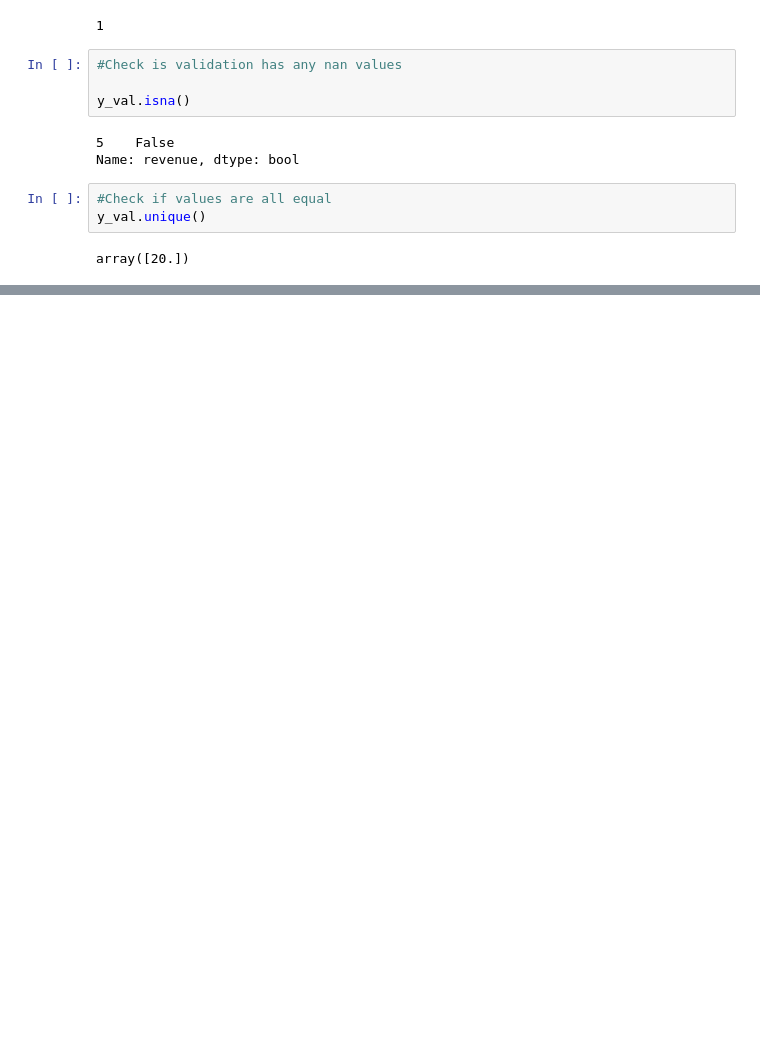
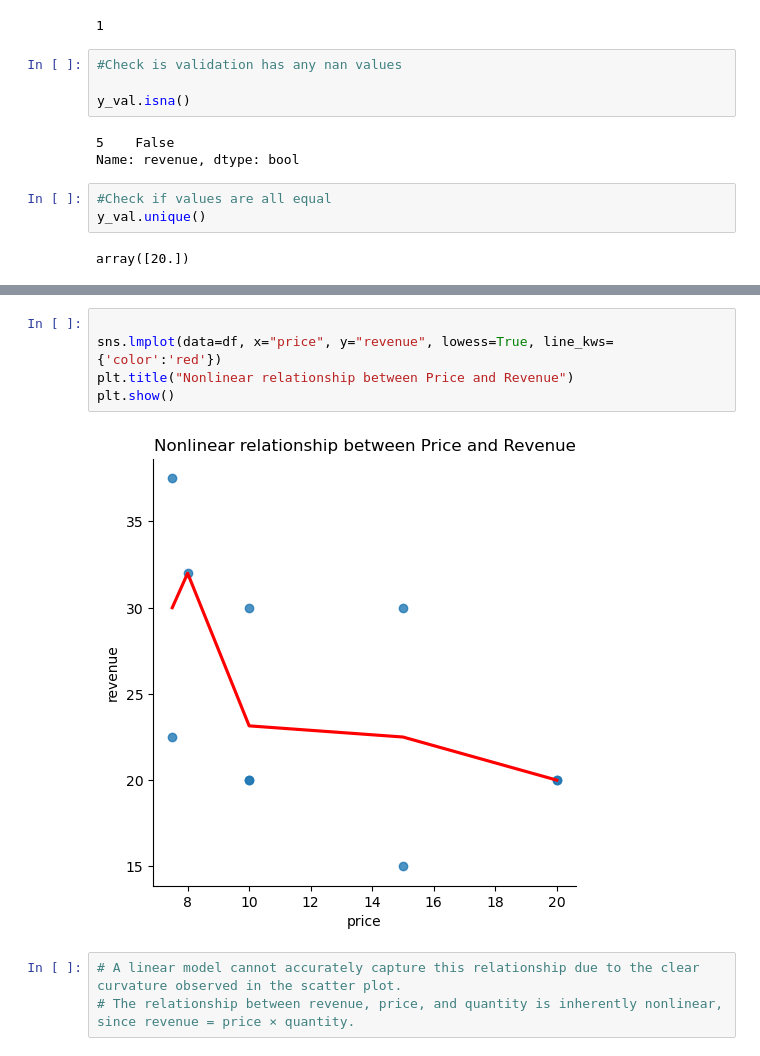
Before and after one commit to JudeMirac/Data-Science-Boot-Camp-, a Jupyter notebook: Week2 - draft.ipynb, the cells around one changed output, grey strips where cells are left out. Drawn from its saved outputs; the diff is of its cells as text; blank space fills up the shorter version.

```diff
--- a/Week2 - draft.ipynb
+++ b/Week2 - draft.ipynb
@@ -429,0 +488,10 @@ array([20.])
+# %%
+
+sns.lmplot(data=df, x="price", y="revenue", lowess=True, line_kws={'color':'red'})
+plt.title("Nonlinear relationship between Price and Revenue")
+plt.show()
+# %% [output]
+[figure, added]
+# %%
+# A linear model cannot accurately capture this relationship due to the clear curvature observed in the scatter plot.
+# The relationship between revenue, price, and quantity is inherently nonlinear, since revenue = price × quantity.
```
Also changed, not shown: parts of 10 cells of this notebook.
